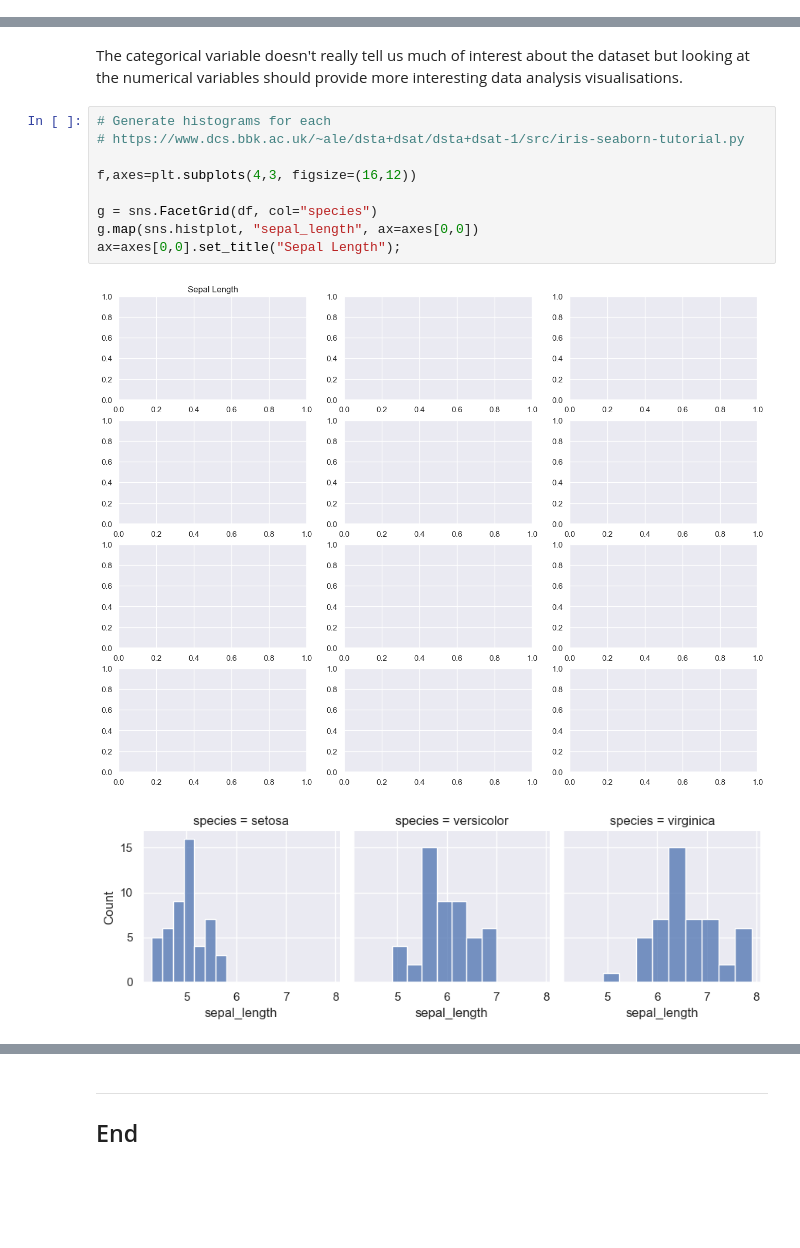
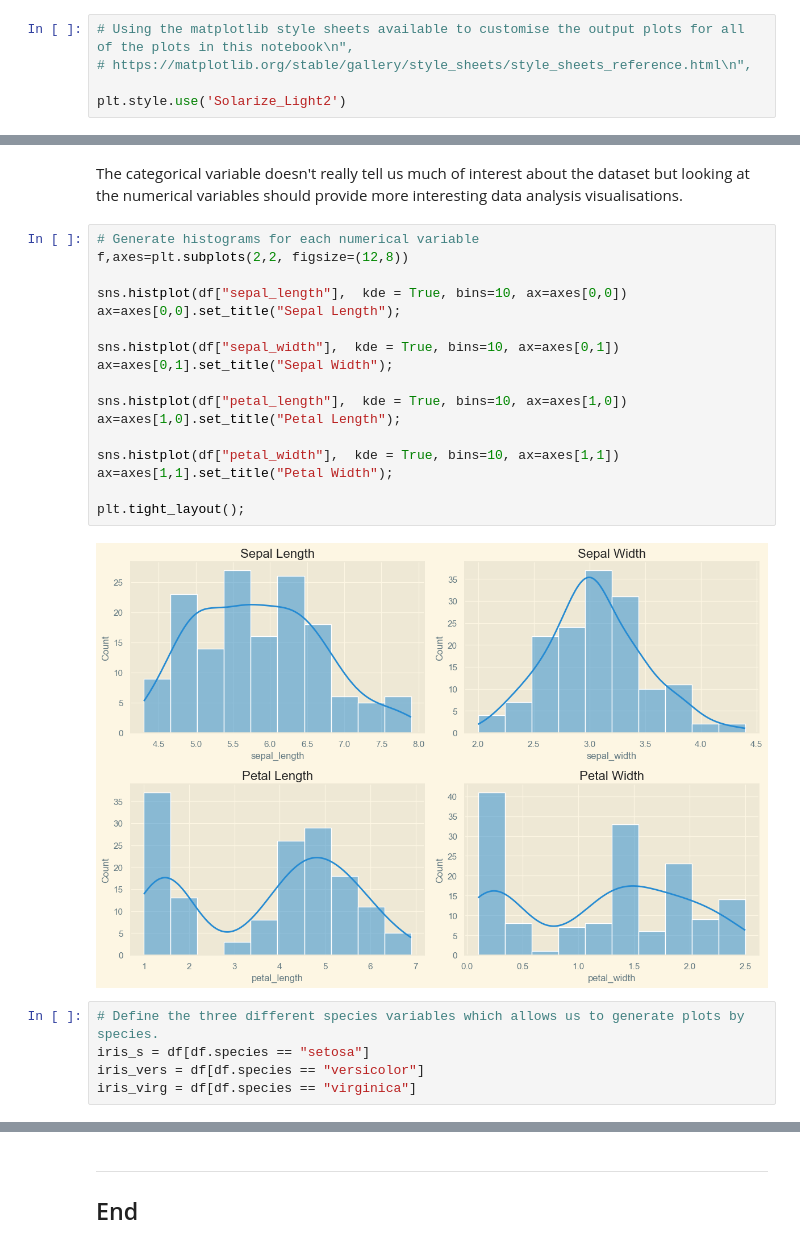
Before and after one commit to lgrealish/foda23, a Jupyter notebook: project.ipynb, the cells around one changed output, grey strips where cells are left out. Saved outputs shown, nothing was run; the diff lists cells and outputs as text; blank space fills up the shorter version.

```diff
--- a/project.ipynb
+++ b/project.ipynb
@@ -359,6 +292,11 @@ As the *species* variable only has 3 possible options either a bar chart or a pi
 Bar charts are useful for highlighting the differences between categories or other discrete data with each bar representing a summary value for one discrete level. https://statisticsbyjim.com/graphs/bar-charts/#:~:text=Bar%20charts%20highlight%20differences%20between%20categories%20or%20other,can%20help%20you%20understand%20the%20relationship%20between%20them.
 
 Pie charts are also used to compare the sizes of categories in any given dataset but you must have a categorical variable that divides that data into groups. https://statisticsbyjim.com/graphs/pie-charts/
+# %%
+# Using the matplotlib style sheets available to customise the output plots for all of the plots in this notebook\n",
+# https://matplotlib.org/stable/gallery/style_sheets/style_sheets_reference.html\n",
+
+plt.style.use('Solarize_Light2')
 # %%
 ax = sns.countplot(x='species',  data=df)
 plt.title('Species Count in Iris Dataset')
@@ -380,15 +314,27 @@ plt.show()
 #### Numerical Variables<a id="plot-numerical"></a>
 # %% [markdown]
 The categorical variable doesn't really tell us much of interest about the dataset but looking at the numerical variables should provide more interesting data analysis visualisations.
-# %%
-# Generate histograms for each
-# https://www.dcs.bbk.ac.uk/~ale/dsta+dsat/dsta+dsat-1/src/iris-seaborn-tutorial.py
-
-f,axes=plt.subplots(4,3, figsize=(16,12))
-
-g = sns.FacetGrid(df, col="species")
-g.map(sns.histplot, "sepal_length", ax=axes[0,0])
-ax=axes[0,0].set_title("Sepal Length");
-# %% [output]
-[figure, removed]
-[figure, removed]
+# %%
+# Generate histograms for each numerical variable
+f,axes=plt.subplots(2,2, figsize=(12,8))
+
+sns.histplot(df["sepal_length"],  kde = True, bins=10, ax=axes[0,0])
+ax=axes[0,0].set_title("Sepal Length");
+
+sns.histplot(df["sepal_width"],  kde = True, bins=10, ax=axes[0,1])
+ax=axes[0,1].set_title("Sepal Width");
+
+sns.histplot(df["petal_length"],  kde = True, bins=10, ax=axes[1,0])
+ax=axes[1,0].set_title("Petal Length");
+
+sns.histplot(df["petal_width"],  kde = True, bins=10, ax=axes[1,1])
+ax=axes[1,1].set_title("Petal Width");
+
+plt.tight_layout();
+# %% [output]
+[figure, added]
+# %%
+# Define the three different species variables which allows us to generate plots by species.
+iris_s = df[df.species == "setosa"]
+iris_vers = df[df.species == "versicolor"]
+iris_virg = df[df.species == "virginica"]
```
Also changed, not shown: parts of 19 cells of this notebook.
